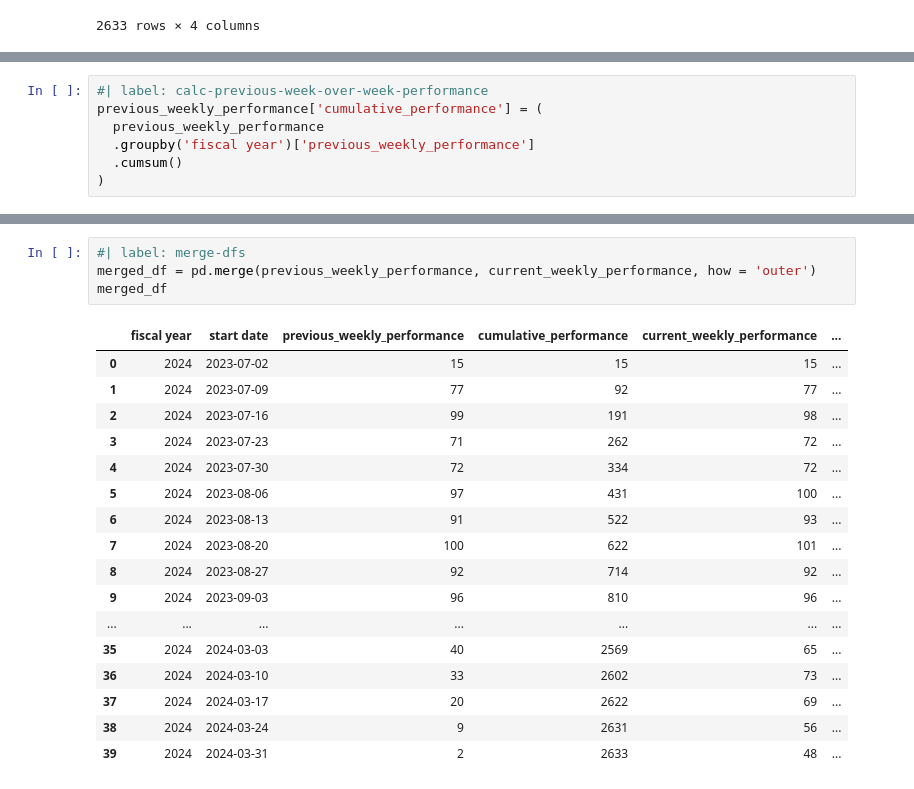
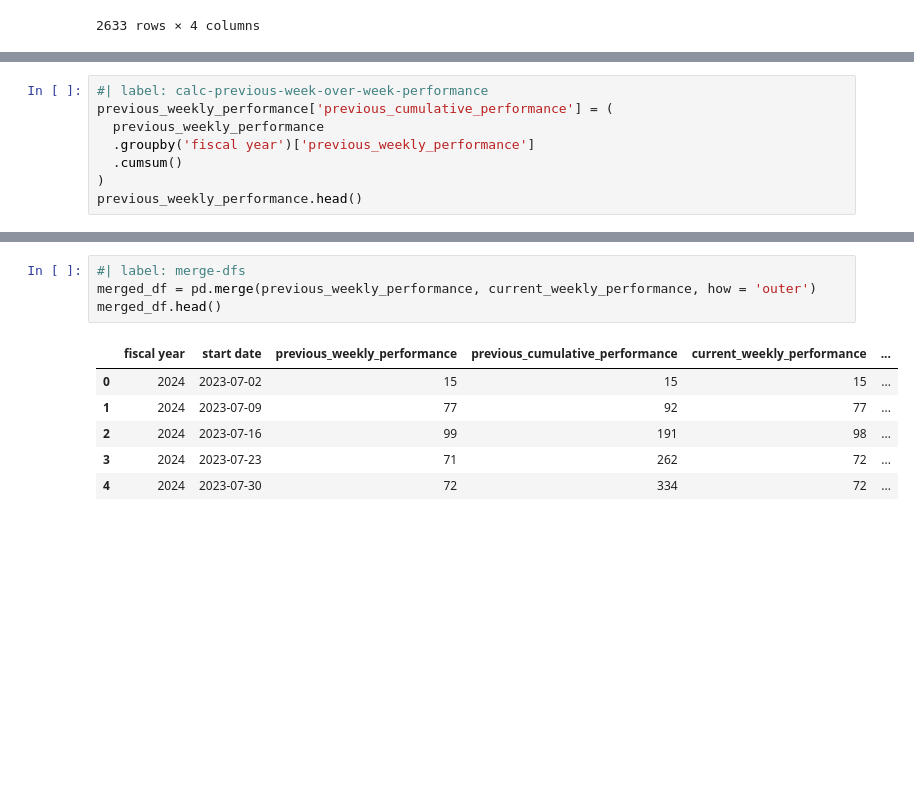
Before and after one commit to ligea-alexander/ligea-portfolio, a Jupyter notebook: docs/projects/data-viz/1-intervention-analysis.ipynb, the cells around one changed output, grey strips where cells are left out. Cells and saved outputs as stored; diff of their text form; blank space fills up the shorter version.

```diff
--- a/docs/projects/data-viz/1-intervention-analysis.ipynb
+++ b/docs/projects/data-viz/1-intervention-analysis.ipynb
@@ -159,7 +148,8 @@ previous_weekly_performance
 # %%
 #| label: calc-previous-week-over-week-performance
-previous_weekly_performance['cumulative_performance'] = (
+previous_weekly_performance['previous_cumulative_performance'] = (
   previous_weekly_performance
   .groupby('fiscal year')['previous_weekly_performance']
   .cumsum()
 )
+previous_weekly_performance.head()
@@ -236,22 +191,11 @@ current_weekly_performance
 # %%
 #| label: merge-dfs
 merged_df = pd.merge(previous_weekly_performance, current_weekly_performance, how = 'outer')
-merged_df
+merged_df.head()
 # %% [output]
-|  | fiscal year | start date | previous_weekly_performance | cumulative_performance | current_weekly_performance | ... |
+|  | fiscal year | start date | previous_weekly_performance | previous_cumulative_performance | current_weekly_performance | ... |
 | 0 | 2024 | 2023-07-02 | 15 | 15 | 15 | ... |
 | 1 | 2024 | 2023-07-09 | 77 | 92 | 77 | ... |
 | 2 | 2024 | 2023-07-16 | 99 | 191 | 98 | ... |
 | 3 | 2024 | 2023-07-23 | 71 | 262 | 72 | ... |
 | 4 | 2024 | 2023-07-30 | 72 | 334 | 72 | ... |
-| 5 | 2024 | 2023-08-06 | 97 | 431 | 100 | ... |
-| 6 | 2024 | 2023-08-13 | 91 | 522 | 93 | ... |
-| 7 | 2024 | 2023-08-20 | 100 | 622 | 101 | ... |
-| 8 | 2024 | 2023-08-27 | 92 | 714 | 92 | ... |
-| 9 | 2024 | 2023-09-03 | 96 | 810 | 96 | ... |
-| ... | ... | ... | ... | ... | ... | ... |
-| 35 | 2024 | 2024-03-03 | 40 | 2569 | 65 | ... |
-| 36 | 2024 | 2024-03-10 | 33 | 2602 | 73 | ... |
-| 37 | 2024 | 2024-03-17 | 20 | 2622 | 69 | ... |
-| 38 | 2024 | 2024-03-24 | 9 | 2631 | 56 | ... |
-| 39 | 2024 | 2024-03-31 | 2 | 2633 | 48 | ... |
```
Also changed, not shown: parts of 9 cells of this notebook, 33 other files.
